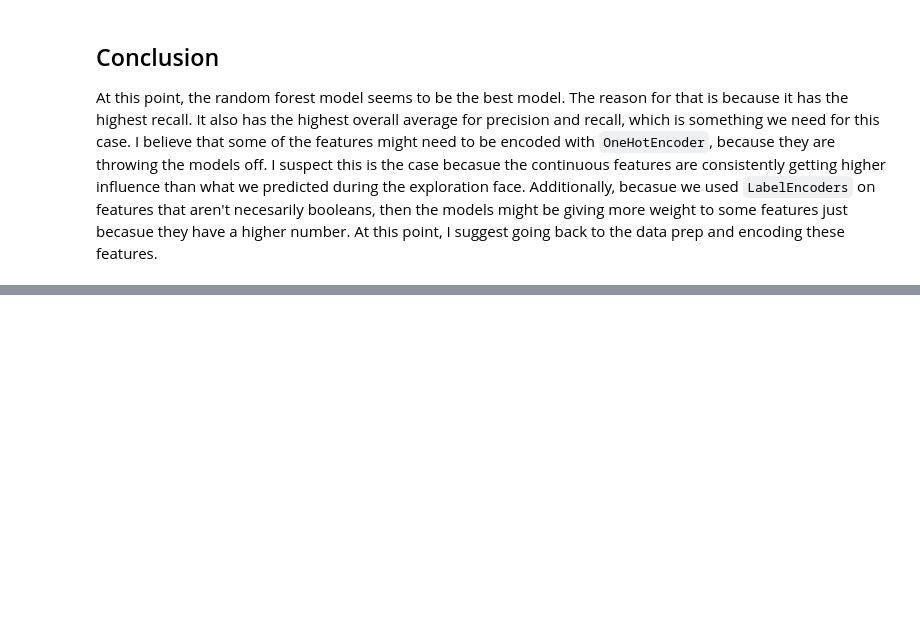
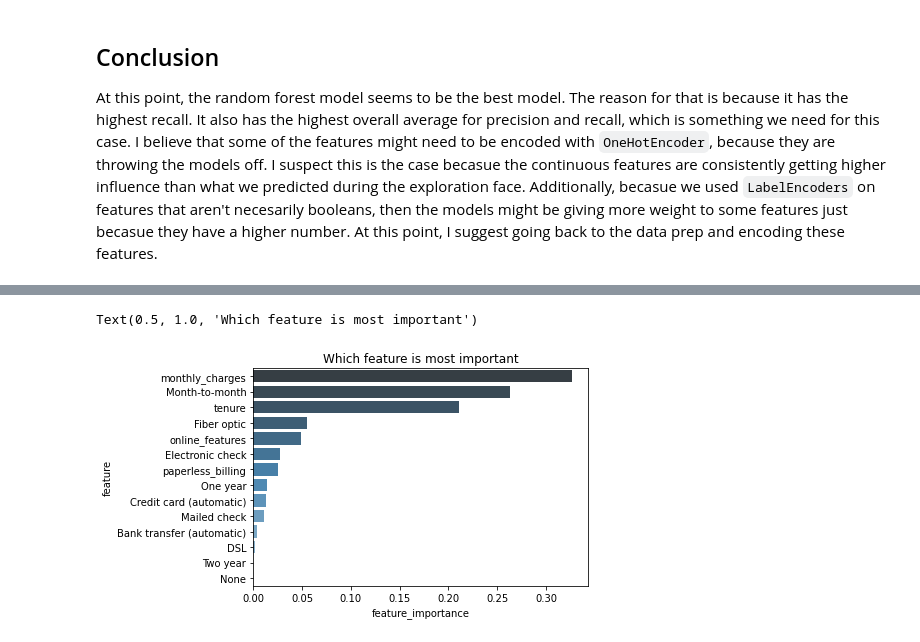
Before and after one commit to Rooster-Warrior/analyzing-customer-churn, a Jupyter notebook: daniel's_data_prep_file.ipynb, the cells around one changed output, grey strips where cells are left out. Saved outputs shown, nothing was run; the diff lists cells and outputs as text; code cells hidden in the pictures; blank space fills up the shorter version.

Commit message:
finished second round of modeling - models performed better overall with new encoded columns

```diff
--- a/daniel's_data_prep_file.ipynb
+++ b/daniel's_data_prep_file.ipynb
@@ -877,0 +1043,3 @@ At this point, the random forest model seems to be the best model. The reason fo
+# %%
+telco = acquire.read_telco_data()
+X_train, X_validate, X_test = prepare.full_prep_for_modeling_encoded(telco)
@@ -877,0 +1063,4 @@ At this point, the random forest model seems to be the best model. The reason fo
+# %%
+for i in range(1,26):
+    clf, y_pred = model.run_clf(X_train, y_train, i)
+    print(f'max_depth = {i}, train_accuracy = {clf.score(X_train, y_train):.2%}, diff_accuracy = {(clf.score(X_train, y_train) - clf.score(X_validate, y_validate))/clf.score(X_validate, y_validate):.0%}')
@@ -877,0 +1085,3 @@ At this point, the random forest model seems to be the best model. The reason fo
+# %%
+clf, y_pred = model.run_clf(X_train, y_train, 12)
+evaluation["clf_2"] = y_pred
@@ -877,0 +1110,16 @@ At this point, the random forest model seems to be the best model. The reason fo
+# %%
+coef = clf.feature_importances_
+# We want to check that the coef array has the same number of items as there are features in our X_train dataframe.
+assert(len(coef) == X_train.shape[1])
+coef = clf.feature_importances_
+columns = X_train.columns
+df = pd.DataFrame({"feature": columns,
+                   "feature_importance": coef,
+                  })
+# %%
+df = df.sort_values(by="feature_importance", ascending=False)
+sns.barplot(data=df, x="feature_importance", y="feature", palette="Blues_d")
+plt.title("Which feature is most important")
+# %% [output]
+Text(0.5, 1.0, 'Which feature is most important')
+[figure, added]
```
Also changed, not shown: parts of 48 cells of this notebook.
